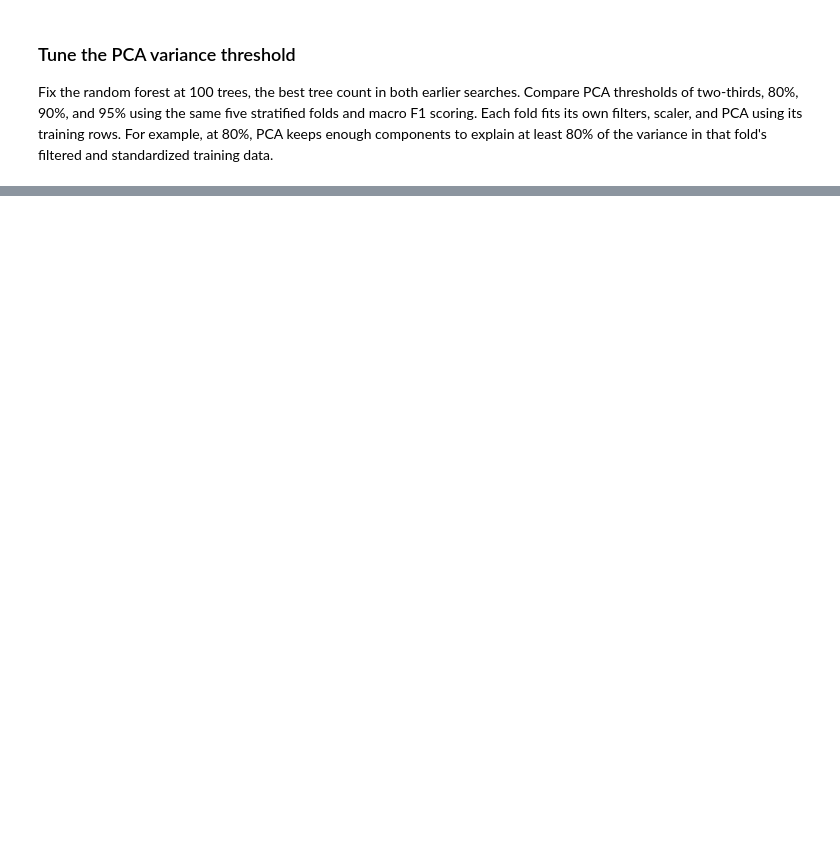
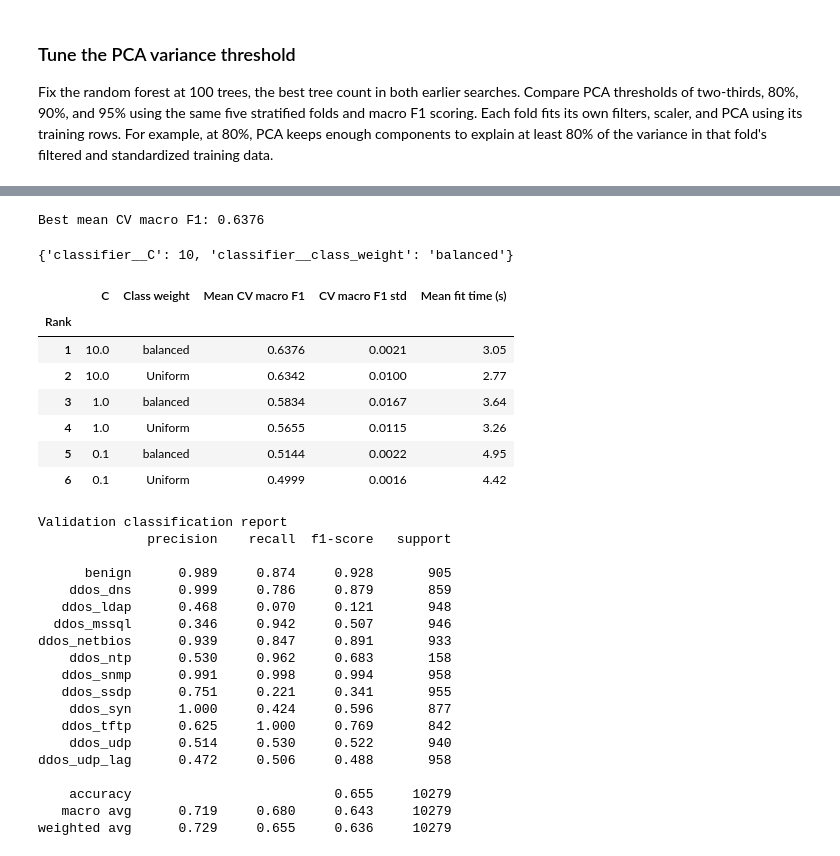
Before and after one commit to terrons-poli/ml, a Jupyter notebook: main.ipynb, the cells around one changed output, grey strips where cells are left out. Saved outputs shown, nothing was run; the diff lists cells and outputs as text; code cells hidden in the pictures; blank space fills up the shorter version.

```diff
--- a/main.ipynb
+++ b/main.ipynb
@@ -254,0 +640,76 @@ pca_cv_results.round(4)
+# %%
+svc = Pipeline([
+    ("preprocess", clone(preprocess).set_params(pca__n_components=0.90)),
+    ("classifier", SVC(kernel="rbf", gamma="scale")),
+])
+
+svc_search = GridSearchCV(
+    svc,
+    param_grid={
+        "classifier__C": [0.1, 1, 10],
+        "classifier__class_weight": [None, "balanced"],
+    },
+    scoring="f1_macro",
+    cv=cv,
+)
+svc_search.fit(X_train, y_train)
+print(f"Best mean CV macro F1: {svc_search.best_score_:.4f}")
+svc_search.best_params_
+# %% [output]
+Best mean CV macro F1: 0.6376
+{'classifier__C': 10, 'classifier__class_weight': 'balanced'}
+# %%
+svc_cv_columns = {
+    "rank_test_score": "Rank",
+    "param_classifier__C": "C",
+    "param_classifier__class_weight": "Class weight",
+    "mean_test_score": "Mean CV macro F1",
+    "std_test_score": "CV macro F1 std",
+    "mean_fit_time": "Mean fit time (s)",
+}
+svc_cv_results = (
+    pd.DataFrame(svc_search.cv_results_, columns=list(svc_cv_columns))
+    .rename(columns=svc_cv_columns)
+    .sort_values("Rank")
+    .reset_index(drop=True)
+)
+svc_cv_results["Class weight"] = svc_cv_results["Class weight"].fillna("Uniform")
+display(
+    svc_cv_results.round({
+        "Mean CV macro F1": 4,
+        "CV macro F1 std": 4,
+        "Mean fit time (s)": 2,
+    }).set_index("Rank")
+)
+
+svc_val_pred = svc_search.predict(X_val)
+print("Validation classification report")
+print(classification_report(y_val, svc_val_pred, digits=3, zero_division=0))
+# %% [output]
+|  | C | Class weight | Mean CV macro F1 | CV macro F1 std | Mean fit time (s) |
+| Rank |  |  |  |  |  |
+| 1 | 10.0 | balanced | 0.6376 | 0.0021 | 3.05 |
+| 2 | 10.0 | Uniform | 0.6342 | 0.0100 | 2.77 |
+| 3 | 1.0 | balanced | 0.5834 | 0.0167 | 3.64 |
+| 4 | 1.0 | Uniform | 0.5655 | 0.0115 | 3.26 |
+| 5 | 0.1 | balanced | 0.5144 | 0.0022 | 4.95 |
+| 6 | 0.1 | Uniform | 0.4999 | 0.0016 | 4.42 |
+Validation classification report
+              precision    recall  f1-score   support
+
+      benign      0.989     0.874     0.928       905
+    ddos_dns      0.999     0.786     0.879       859
+   ddos_ldap      0.468     0.070     0.121       948
+  ddos_mssql      0.346     0.942     0.507       946
+ddos_netbios      0.939     0.847     0.891       933
+    ddos_ntp      0.530     0.962     0.683       158
+   ddos_snmp      0.991     0.998     0.994       958
+   ddos_ssdp      0.751     0.221     0.341       955
+    ddos_syn      1.000     0.424     0.596       877
+   ddos_tftp      0.625     1.000     0.769       842
+    ddos_udp      0.514     0.530     0.522       940
+ddos_udp_lag      0.472     0.506     0.488       958
+
+    accuracy                          0.655     10279
+   macro avg      0.719     0.680     0.643     10279
+weighted avg      0.729     0.655     0.636     10279
```
Also changed, not shown: parts of 22 cells of this notebook.
